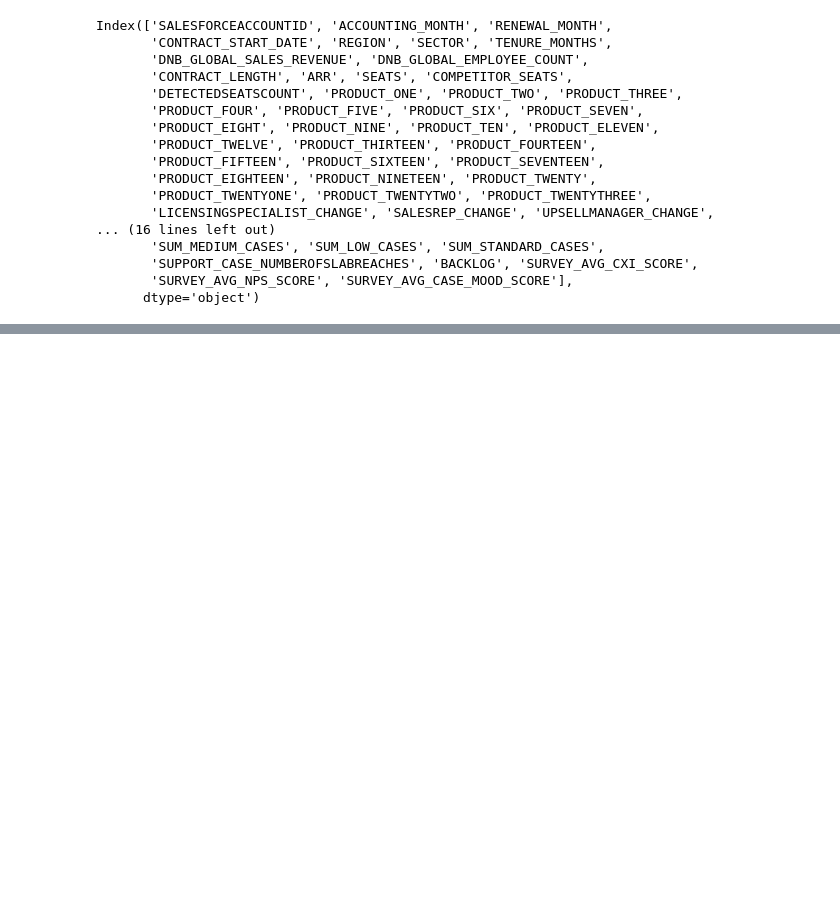
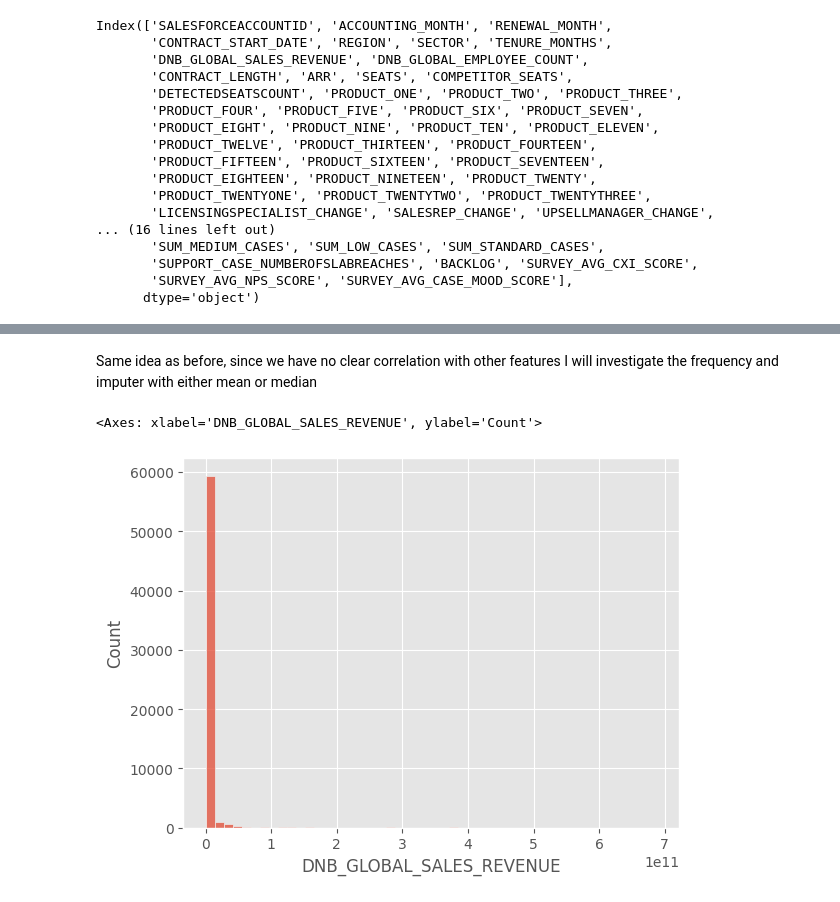
Before and after one commit to jmoro0408/Customer_Churn, a Jupyter notebook: notebooks/2_cleaning.ipynb, the cells around one changed output, grey strips where cells are left out. Saved outputs shown, nothing was run; the diff lists cells and outputs as text; code cells hidden in the pictures; blank space fills up the shorter version.

```diff
--- a/notebooks/2_cleaning.ipynb
+++ b/notebooks/2_cleaning.ipynb
@@ -76,0 +152,4 @@ Index(['SALESFORCEACCOUNTID', 'ACCOUNTING_MONTH', 'RENEWAL_MONTH',
+# %%
+imputer = SimpleImputer(strategy = 'median')
+employee_count_imputed_vals = imputer.fit_transform(X['DNB_GLOBAL_EMPLOYEE_COUNT'].values.reshape(-1,1))
+X['DNB_GLOBAL_EMPLOYEE_COUNT'] = employee_count_imputed_vals
@@ -76,0 +174,7 @@ Index(['SALESFORCEACCOUNTID', 'ACCOUNTING_MONTH', 'RENEWAL_MONTH',
+# %% [markdown]
+Same idea as before, since we have no clear correlation with other features I will investigate the frequency and imputer with either mean or median
+# %%
+sns.histplot(data = X, x = 'DNB_GLOBAL_SALES_REVENUE', bins = 50)
+# %% [output]
+<Axes: xlabel='DNB_GLOBAL_SALES_REVENUE', ylabel='Count'>
+[figure, added]
```
Also changed, not shown: parts of 19 cells of this notebook.
